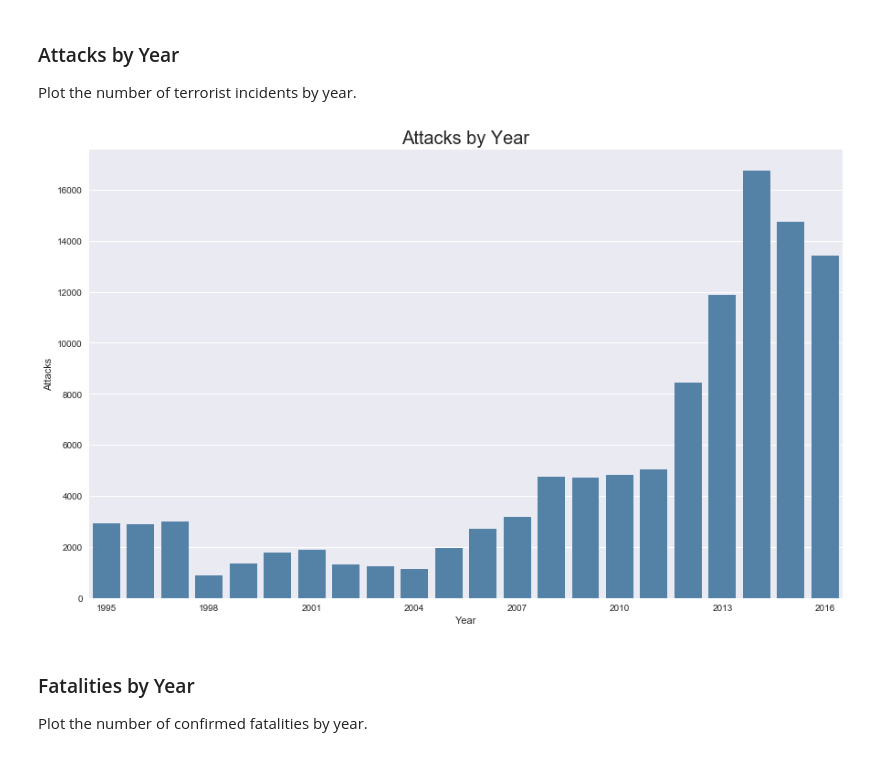
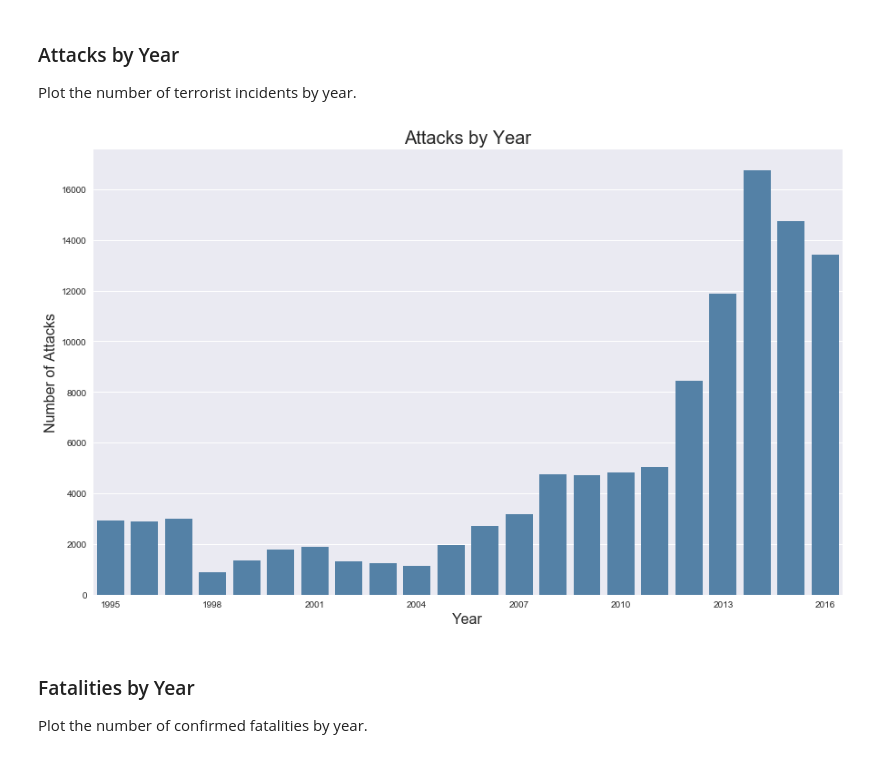
Before and after one commit to tcskowronek/predicting-terrorist-attacks, a Jupyter notebook: src/02-Exploratory-Data-Analysis.ipynb, the cells around one changed output. Cells and saved outputs as stored; diff of their text form; code cells hidden in the pictures.

```diff
--- a/src/02-Exploratory-Data-Analysis.ipynb
+++ b/src/02-Exploratory-Data-Analysis.ipynb
@@ -293,16 +300,16 @@ Plot the number of terrorist incidents by year.
 # %%
 # Make a range of years to show categories with no observations
 years = np.arange(1995, 2017)
 
 # Draw a count plot to show the number of attacks each year
 plt1 = sns.factorplot("iyear", data=gtd_clean, kind="count", color='steelblue', size=7.6, aspect=1.618)
 plt1.set_xticklabels(step=3)
-_ = plt.title('Attacks by Year', fontsize=20)
-_ = plt.xlabel('Year')
-_ = plt.ylabel('Attacks')
+_ = plt.title('Attacks by Year', fontsize = 20)
+_ = plt.xlabel('Year', fontsize = 16)
+_ = plt.ylabel('Number of Attacks', fontsize = 16)
 plt.show();
 # %% [output]
-[figure, old version]
+[figure, new version]
 # %% [markdown]
 ### Fatalities by Year
 Plot the number of confirmed fatalities by year.
```
Also changed, not shown: parts of 15 cells of this notebook.
